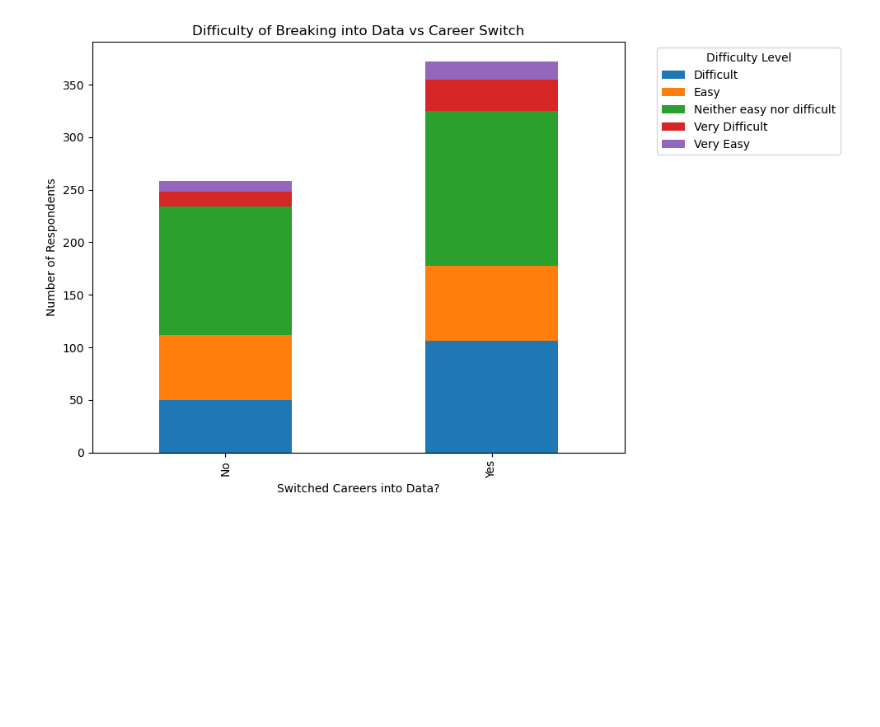
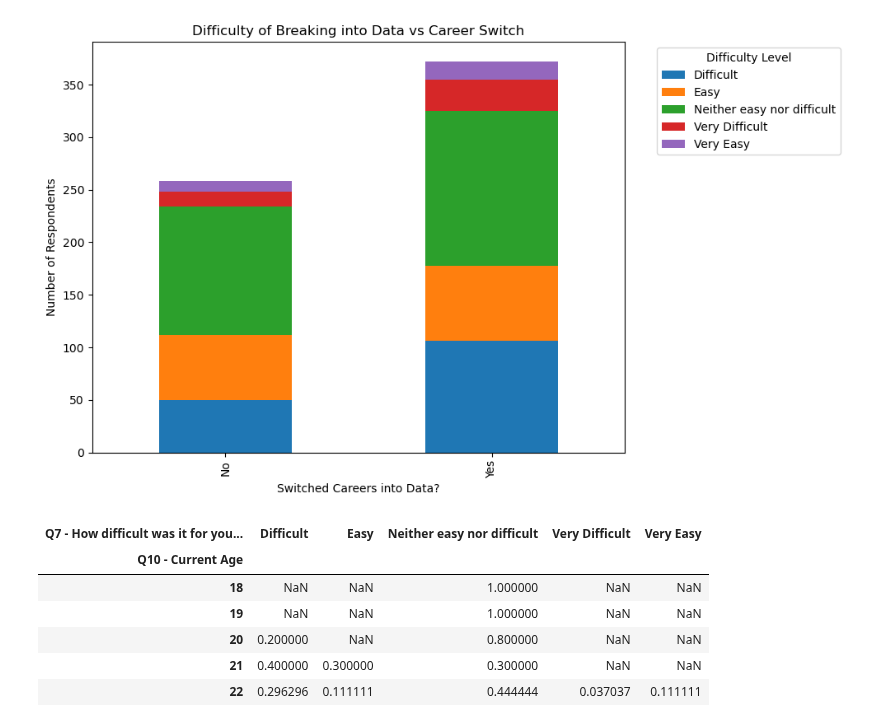
Before and after one commit to Lenmbugua/Analytics-Practice-Datasets, a Jupyter notebook: Professional Survey Data.ipynb, the cells around one changed output. Saved outputs shown, nothing was run; the diff lists cells and outputs as text; code cells hidden in the pictures; blank space fills up the shorter version.

```diff
--- a/Professional Survey Data.ipynb
+++ b/Professional Survey Data.ipynb
@@ -394,3 +384,15 @@ plt.tight_layout()
 plt.show()
 # %% [output]
 [figure]
+# %%
+# Difficulty vs Age
+age_diff = df.groupby('Q10 - Current Age')['Q7 - How difficult was it for you to break into Data?'].value_counts(normalize=True).unstack()
+age_diff.head()
+# %% [output]
+| Q7 - How difficult was it for you... | Difficult | Easy | Neither easy nor difficult | Very Difficult | Very Easy |
+| Q10 - Current Age |  |  |  |  |  |
+| 18 | NaN | NaN | 1.000000 | NaN | NaN |
+| 19 | NaN | NaN | 1.000000 | NaN | NaN |
+| 20 | 0.200000 | NaN | 0.800000 | NaN | NaN |
+| 21 | 0.400000 | 0.300000 | 0.300000 | NaN | NaN |
+| 22 | 0.296296 | 0.111111 | 0.444444 | 0.037037 | 0.111111 |
```
Also changed, not shown: parts of 6 cells of this notebook.
